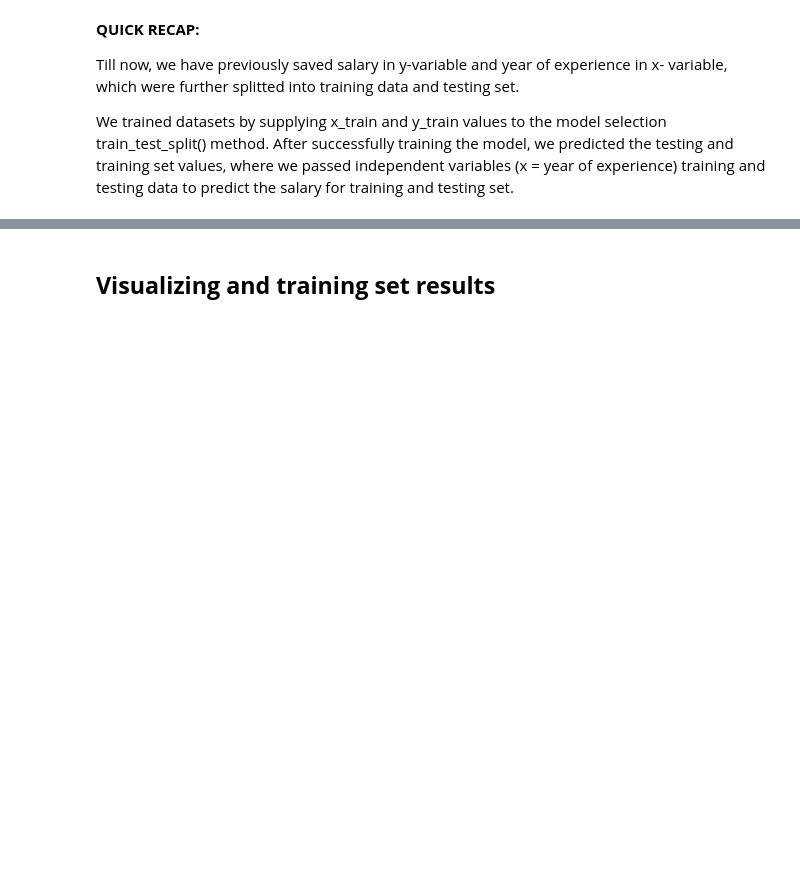
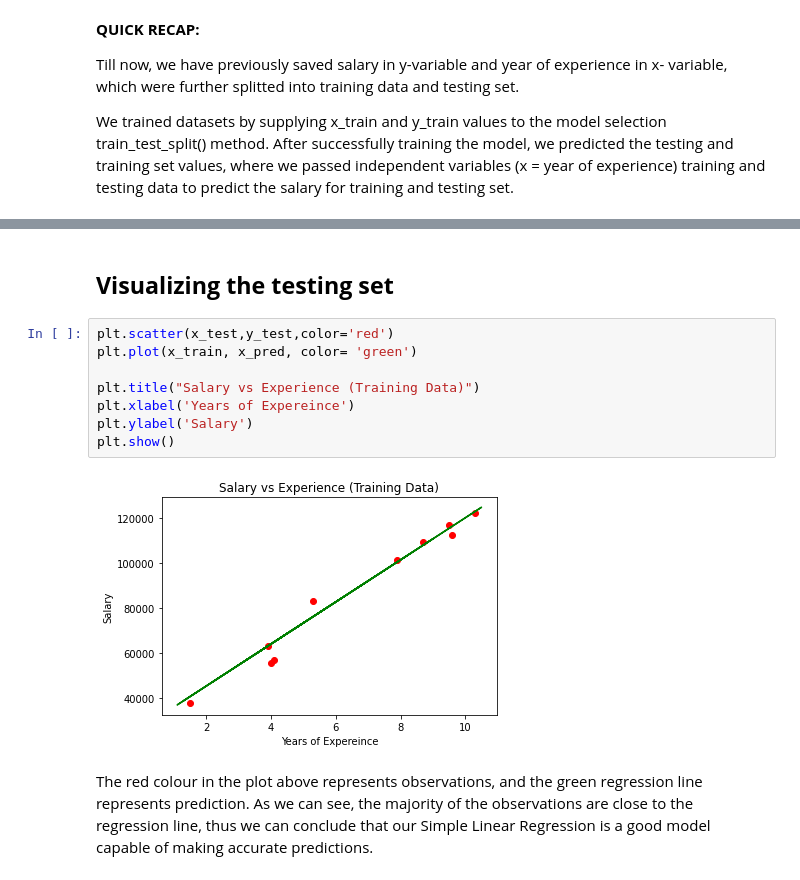
Before and after one commit to naghma28/linear-regression-model, a Jupyter notebook: ExperienceSalaryLinearModel.ipynb, the cells around one changed output, grey strips where cells are left out. Cells and saved outputs as stored; diff of their text form; blank space fills up the shorter version.

```diff
--- a/ExperienceSalaryLinearModel.ipynb
+++ b/ExperienceSalaryLinearModel.ipynb
@@ -137,2 +182,14 @@ We trained datasets by supplying x_train and y_train values to the model selecti
 # %% [markdown]
-## **Visualizing and training set results**
+## **Visualizing the testing set**
+# %%
+plt.scatter(x_test,y_test,color='red')
+plt.plot(x_train, x_pred, color= 'green')
+
+plt.title("Salary vs Experience (Training Data)")
+plt.xlabel('Years of Expereince')
+plt.ylabel('Salary')
+plt.show()
+# %% [output]
+[figure, added]
+# %% [markdown]
+The red colour in the plot above represents observations, and the green regression line represents prediction. As we can see, the majority of the observations are close to the regression line, thus we can conclude that our Simple Linear Regression is a good model capable of making accurate predictions.
```
Also changed, not shown: parts of 11 cells of this notebook.
